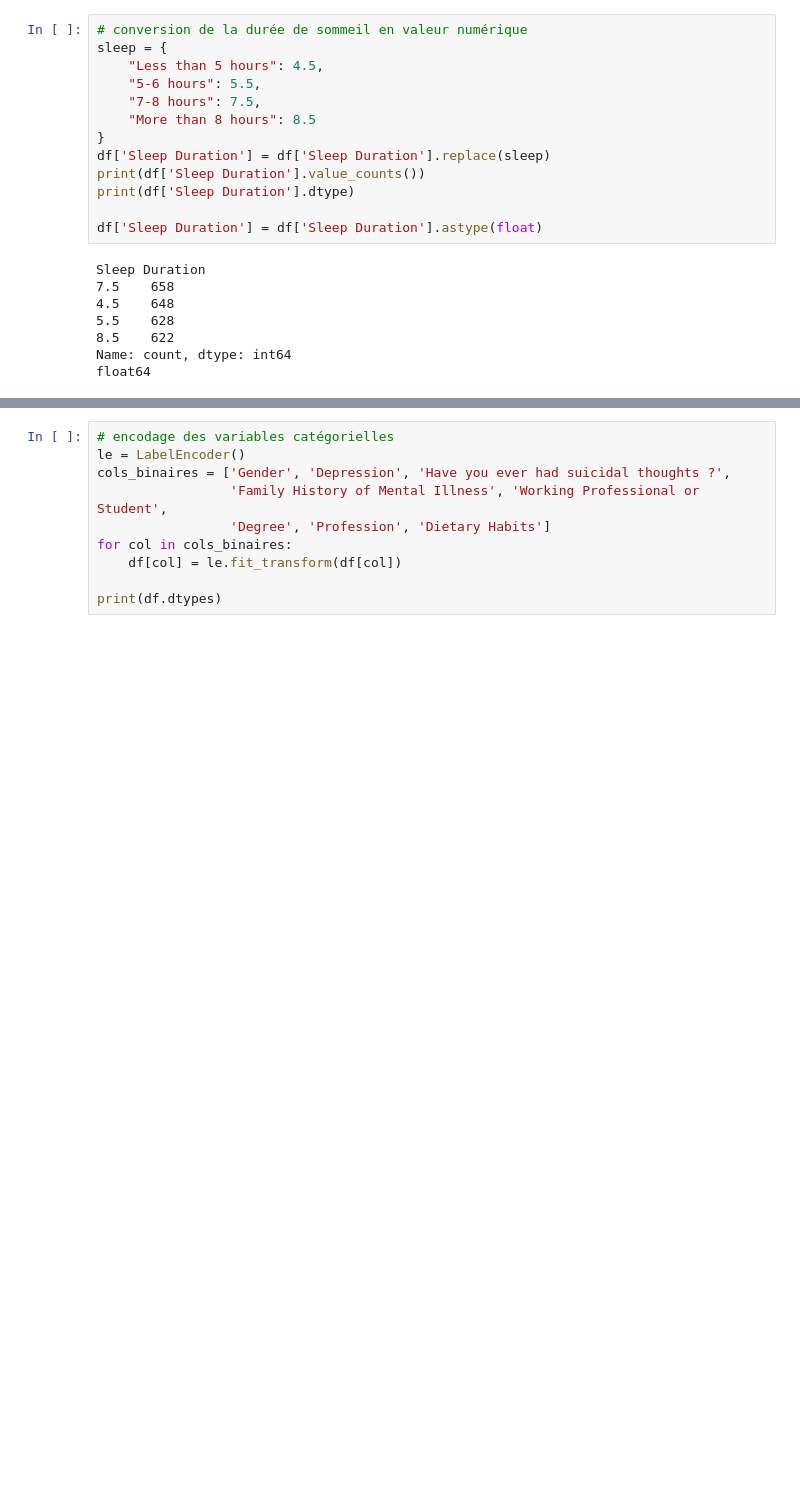
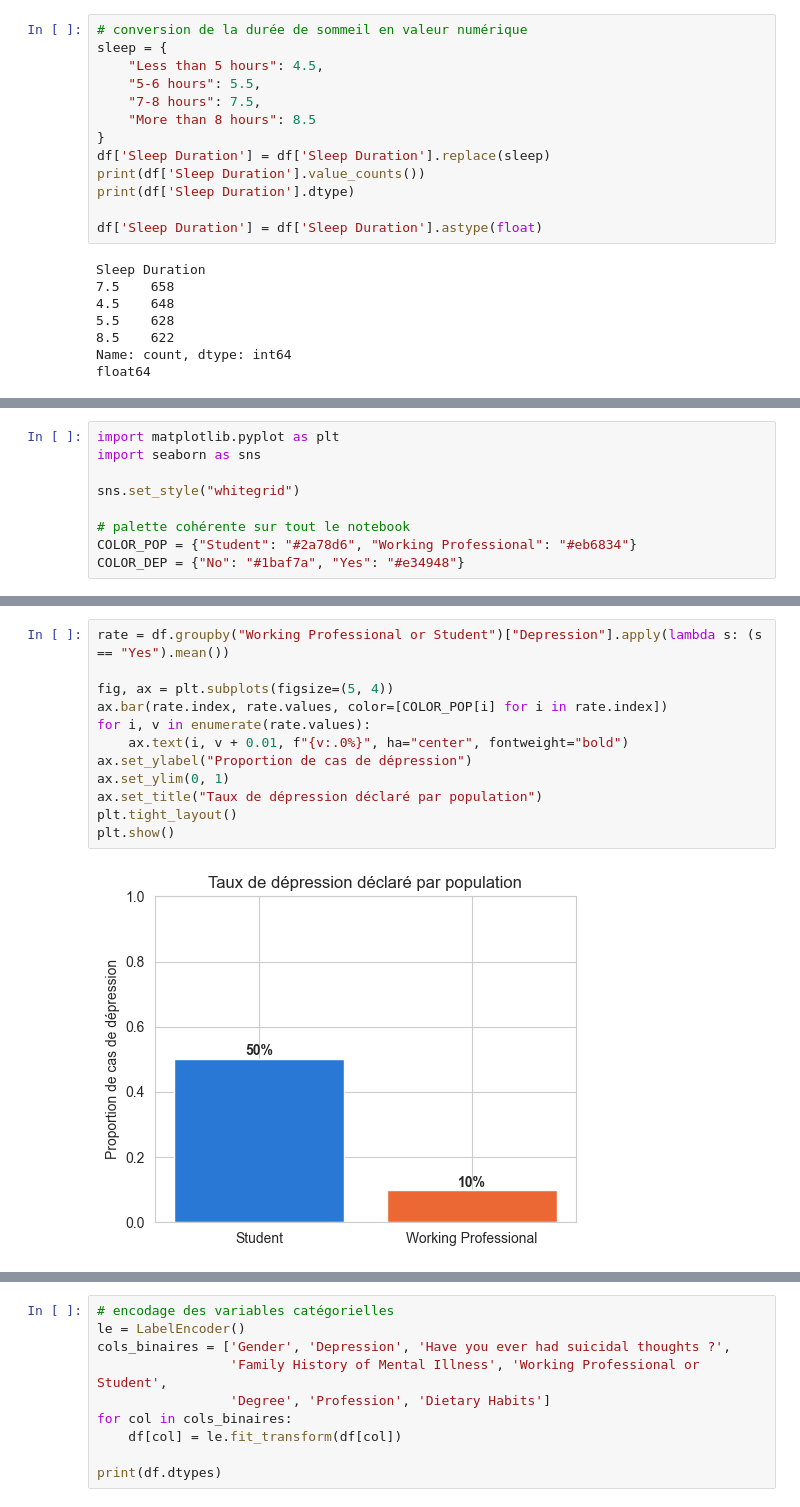
Before and after one commit to CapucineGG/Detection_precoce_depression, a Jupyter notebook: 01_exploration_nettoyage.ipynb, the cells around one changed output, grey strips where cells are left out. Cells and saved outputs as stored; diff of their text form; blank space fills up the shorter version.

```diff
--- a/01_exploration_nettoyage.ipynb
+++ b/01_exploration_nettoyage.ipynb
@@ -157,0 +162,9 @@ float64
+# %%
+import matplotlib.pyplot as plt
+import seaborn as sns
+
+sns.set_style("whitegrid")
+
+# palette cohérente sur tout le notebook
+COLOR_POP = {"Student": "#2a78d6", "Working Professional": "#eb6834"}
+COLOR_DEP = {"No": "#1baf7a", "Yes": "#e34948"}
@@ -157,0 +175,14 @@ float64
+# %%
+rate = df.groupby("Working Professional or Student")["Depression"].apply(lambda s: (s == "Yes").mean())
+
+fig, ax = plt.subplots(figsize=(5, 4))
+ax.bar(rate.index, rate.values, color=[COLOR_POP[i] for i in rate.index])
+for i, v in enumerate(rate.values):
+    ax.text(i, v + 0.01, f"{v:.0%}", ha="center", fontweight="bold")
+ax.set_ylabel("Proportion de cas de dépression")
+ax.set_ylim(0, 1)
+ax.set_title("Taux de dépression déclaré par population")
+plt.tight_layout()
+plt.show()
+# %% [output]
+[figure, added]
```
Also changed, not shown: parts of 10 cells of this notebook, 6 other files.
